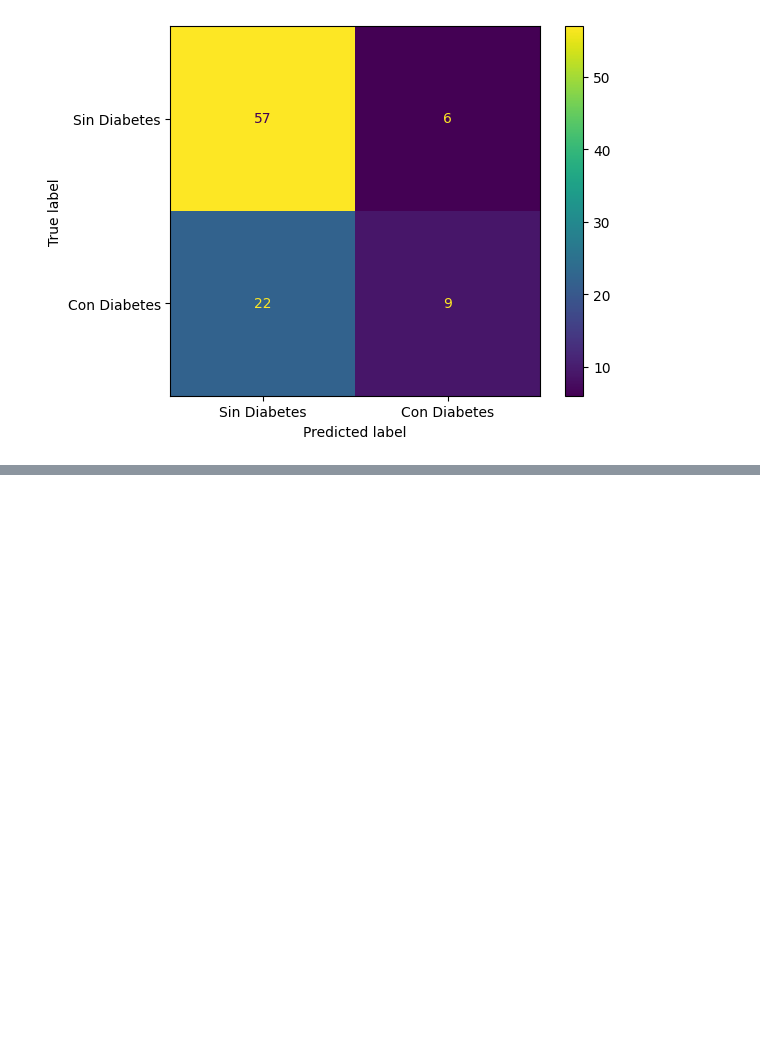
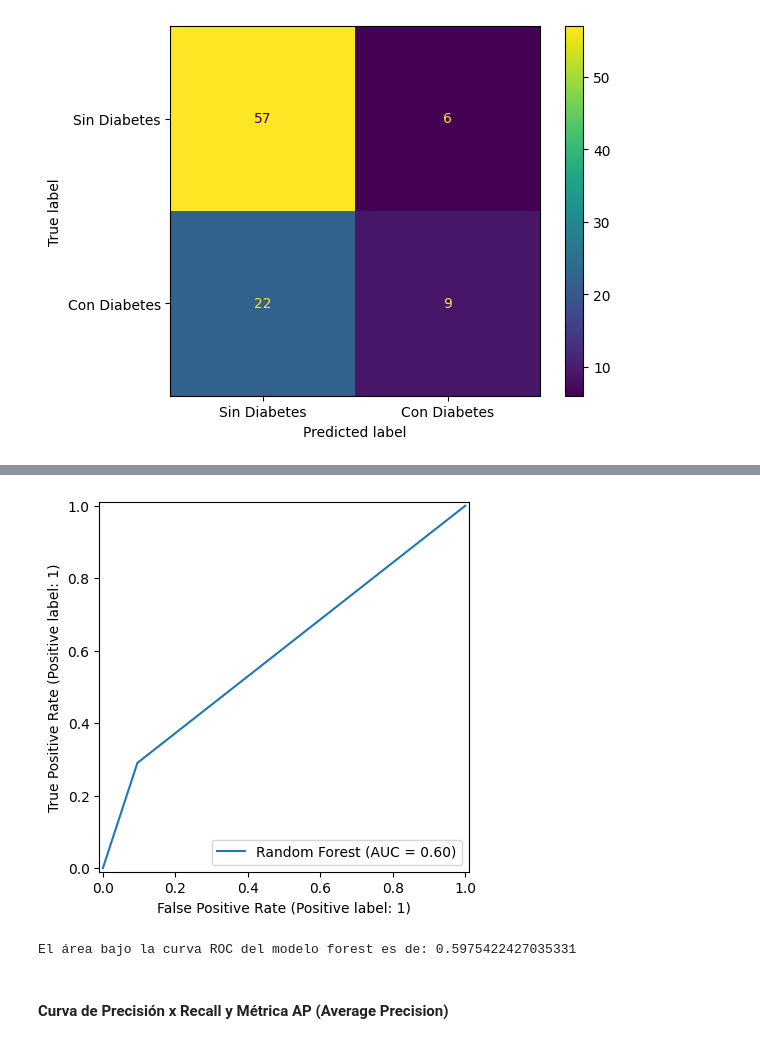
Before and after one commit to DanielRaiicHu/clasificacion_validacion_y_metricas, a Jupyter notebook: Clasificacion_validacion_y_metricas.ipynb, the cells around one changed output, grey strips where cells are left out. Cells and saved outputs as stored; diff of their text form; code cells hidden in the pictures; blank space fills up the shorter version.

```diff
--- a/Clasificacion_validacion_y_metricas.ipynb
+++ b/Clasificacion_validacion_y_metricas.ipynb
@@ -923,0 +989,12 @@ visualizacion_forest_desafio.plot();
+# %%
+# Curva ROC Modelo Forest
+RocCurveDisplay.from_predictions(y_val_desafio,y_previsto_forest_desafio, name='Random Forest');
+# %% [output]
+[figure, added]
+# %%
+# El Área Bajo la Curva (AUC) - Modelo Forest
+print(f'El área bajo la curva ROC del modelo forest es de: {roc_auc_score(y_val_desafio, y_previsto_forest_desafio)}')
+# %% [output]
+El área bajo la curva ROC del modelo forest es de: 0.5975422427035331
+# %% [markdown]
+#### Curva de Precisión x Recall y Métrica AP (Average Precision)
```
Also changed, not shown: parts of 24 cells of this notebook.
